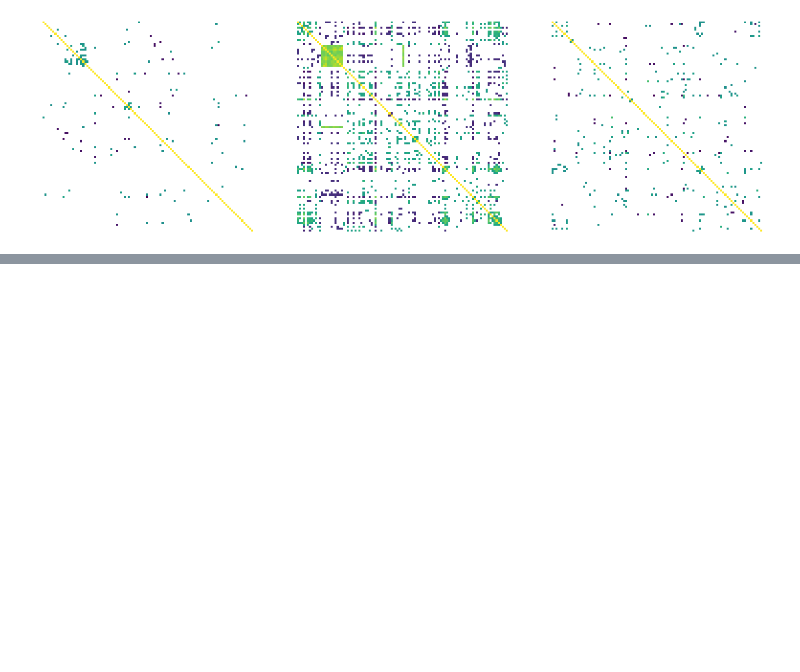
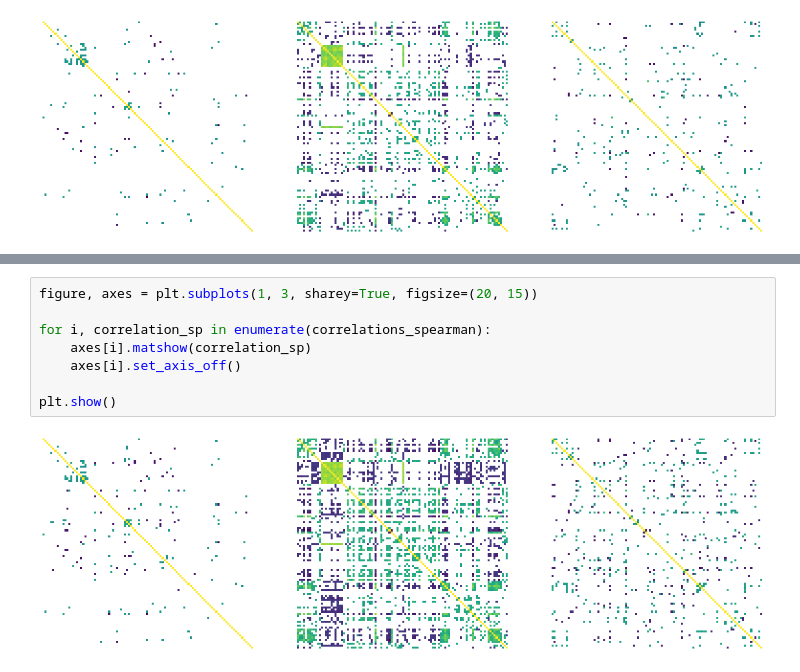
Before and after one commit to Educorreia932/FCUP-BINF, a Jupyter notebook: Assignments/Assignment 6/notebook.ipynb, the cells around one changed output, grey strips where cells are left out. Saved outputs shown, nothing was run; the diff lists cells and outputs as text; blank space fills up the shorter version.

```diff
--- a/Assignments/Assignment 6/notebook.ipynb
+++ b/Assignments/Assignment 6/notebook.ipynb
@@ -100,0 +168,10 @@ plt.show()
+# %%
+figure, axes = plt.subplots(1, 3, sharey=True, figsize=(20, 15))
+
+for i, correlation_sp in enumerate(correlations_spearman):
+    axes[i].matshow(correlation_sp)
+    axes[i].set_axis_off()
+
+plt.show()
+# %% [output]
+[figure, added]
```
Also changed, not shown: parts of 9 cells of this notebook.
